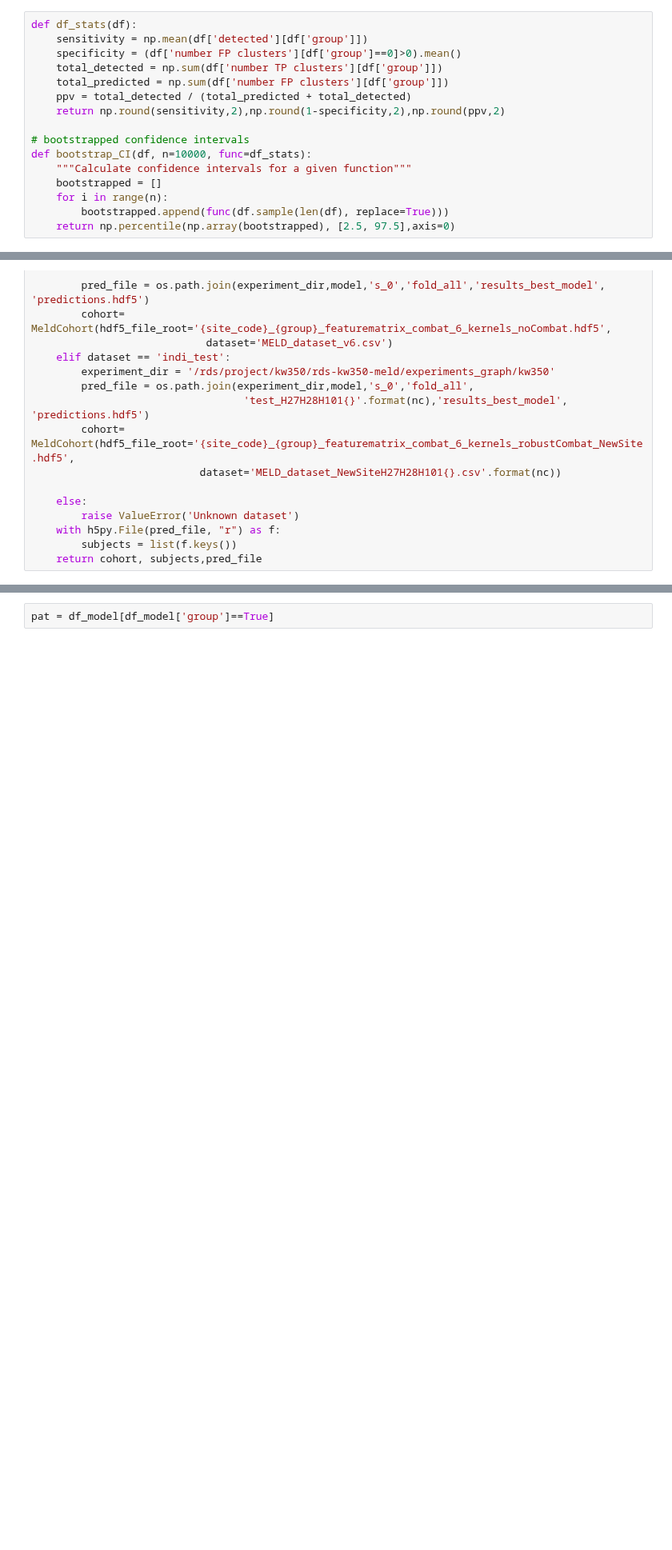
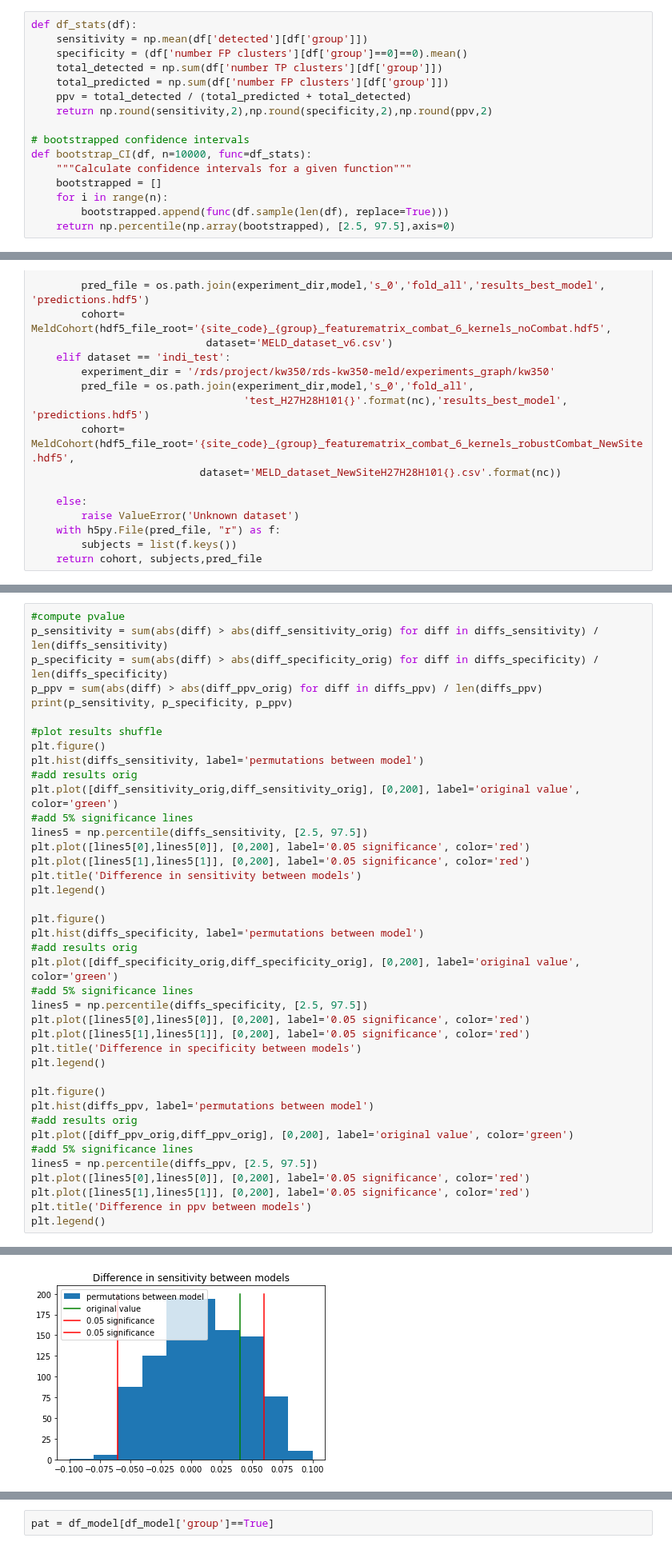
Before and after one commit to MELDProject/meld_graph, a Jupyter notebook: notebooks/compare_results_MLP.ipynb, the cells around one changed output, grey strips where cells are left out. Shown at 80% size. Saved outputs shown, nothing was run; the diff lists cells and outputs as text; blank space fills up the shorter version.

Commit message:
add stats significance

```diff
--- a/notebooks/compare_results_MLP.ipynb
+++ b/notebooks/compare_results_MLP.ipynb
@@ -130,11 +130,11 @@ df_old.head()
 # %%
 def df_stats(df):
     sensitivity = np.mean(df['detected'][df['group']])
-    specificity = (df['number FP clusters'][df['group']==0]>0).mean()
+    specificity = (df['number FP clusters'][df['group']==0]==0).mean()
     total_detected = np.sum(df['number TP clusters'][df['group']])
     total_predicted = np.sum(df['number FP clusters'][df['group']])
     ppv = total_detected / (total_predicted + total_detected)
-    return np.round(sensitivity,2),np.round(1-specificity,2),np.round(ppv,2)
+    return np.round(sensitivity,2),np.round(specificity,2),np.round(ppv,2)
 
 # bootstrapped confidence intervals
 def bootstrap_CI(df, n=10000, func=df_stats):
@@ -344,0 +351,41 @@ df
+# %%
+#compute pvalue
+p_sensitivity = sum(abs(diff) > abs(diff_sensitivity_orig) for diff in diffs_sensitivity) / len(diffs_sensitivity)
+p_specificity = sum(abs(diff) > abs(diff_specificity_orig) for diff in diffs_specificity) / len(diffs_specificity)
+p_ppv = sum(abs(diff) > abs(diff_ppv_orig) for diff in diffs_ppv) / len(diffs_ppv)
+print(p_sensitivity, p_specificity, p_ppv)
+
+#plot results shuffle
+plt.figure()
+plt.hist(diffs_sensitivity, label='permutations between model')
+#add results orig
+plt.plot([diff_sensitivity_orig,diff_sensitivity_orig], [0,200], label='original value', color='green')
+#add 5% significance lines
+lines5 = np.percentile(diffs_sensitivity, [2.5, 97.5])
+plt.plot([lines5[0],lines5[0]], [0,200], label='0.05 significance', color='red')
+plt.plot([lines5[1],lines5[1]], [0,200], label='0.05 significance', color='red')
+plt.title('Difference in sensitivity between models')
+plt.legend()
+
+plt.figure()
+plt.hist(diffs_specificity, label='permutations between model')
+#add results orig
+plt.plot([diff_specificity_orig,diff_specificity_orig], [0,200], label='original value', color='green')
+#add 5% significance lines
+lines5 = np.percentile(diffs_specificity, [2.5, 97.5])
+plt.plot([lines5[0],lines5[0]], [0,200], label='0.05 significance', color='red')
+plt.plot([lines5[1],lines5[1]], [0,200], label='0.05 significance', color='red')
+plt.title('Difference in specificity between models')
+plt.legend()
+
+plt.figure()
+plt.hist(diffs_ppv, label='permutations between model')
+#add results orig
+plt.plot([diff_ppv_orig,diff_ppv_orig], [0,200], label='original value', color='green')
+#add 5% significance lines
+lines5 = np.percentile(diffs_ppv, [2.5, 97.5])
+plt.plot([lines5[0],lines5[0]], [0,200], label='0.05 significance', color='red')
+plt.plot([lines5[1],lines5[1]], [0,200], label='0.05 significance', color='red')
+plt.title('Difference in ppv between models')
+plt.legend()
+# %% [output]
@@ -344,0 +394 @@ df
+[figure, added]
```
Also changed, not shown: parts of 24 cells of this notebook.
